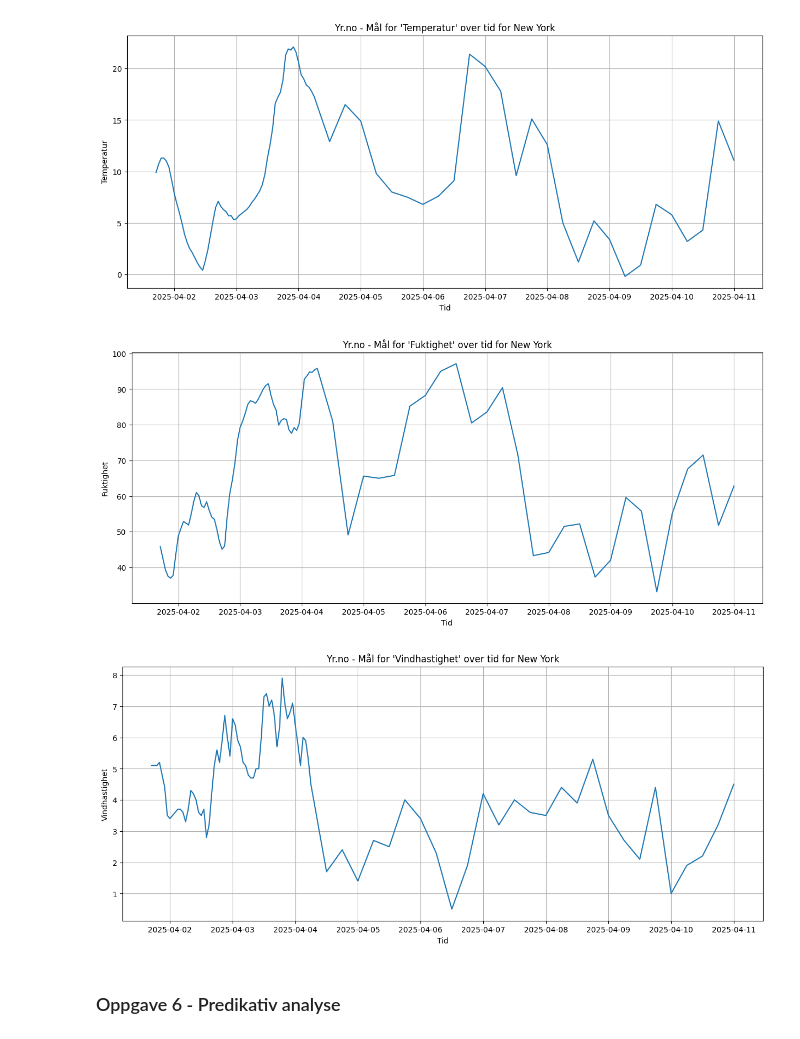
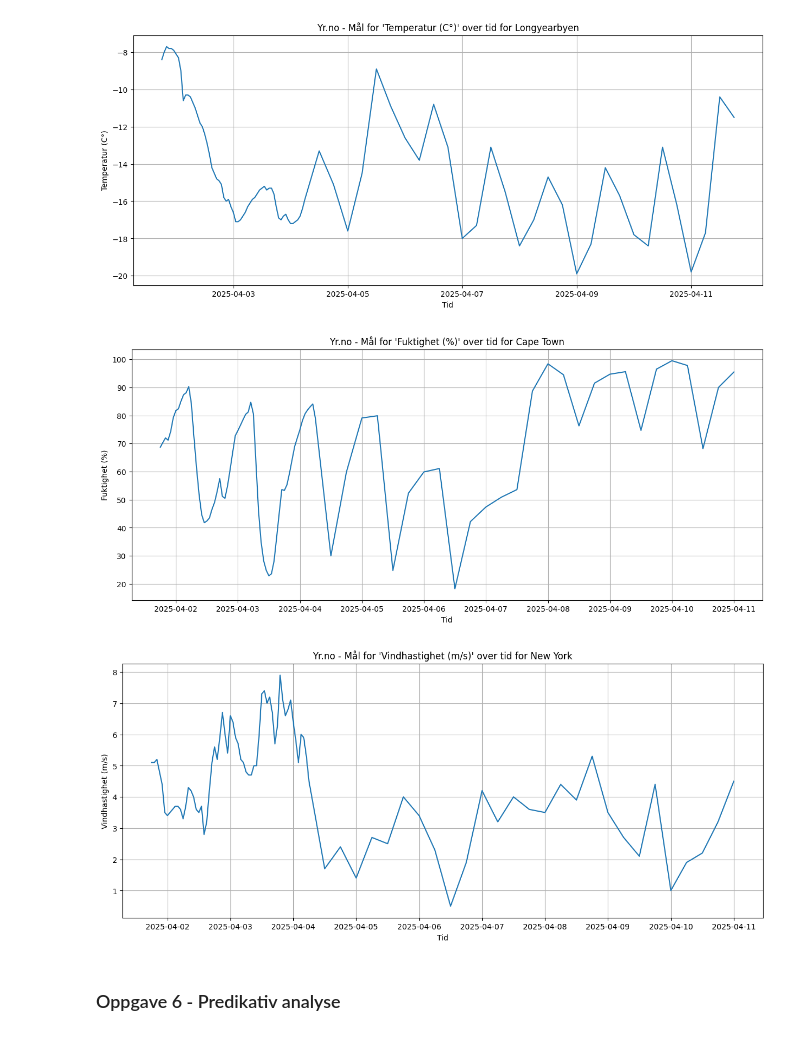
Before and after one commit to nhstorbe/Prosjekt-Anvendt-, a Jupyter notebook: src/Mappe 2/data_visualisering_fremtid.ipynb, the cells around one changed output. Saved outputs shown, nothing was run; the diff lists cells and outputs as text; code cells hidden in the pictures.

```diff
--- a/src/Mappe 2/data_visualisering_fremtid.ipynb
+++ b/src/Mappe 2/data_visualisering_fremtid.ipynb
@@ -12,12 +12,13 @@ import seaborn as sns
 from scipy.stats import norm
 # %%
 locations = {
-    "Stryn": (61.904275, 6.715641),
-    "Korgen": (66.044081, 14.082031),
+    "Stryn": (61.903901, 6.706899),
+    "Longyearbyen": (78.225920, 15.625622),
     "Paris": (48.854289, 2.342042),
     "London": (51.501814, -0.140605),
     "Cape Town": (-33.922348, 18.424031),
-    "New York": (40.710676, -74.006219)
+    "New York": (40.710676, -74.006219),
+    "Tokyo" : (35.681599, 139.767185)
 }
 
 def add_location(place, lat, lon):
@@ -61,6 +71,6 @@ Listen "value_weather_entry" er viser hvilke instnaser som er gyldige for de kom
 # %%
 #listen gir oversikt over hvilke instanser (weather_entry) som er gydlige for JSON-filen
-value_weather_entry = ["Temperatur", "Fuktighet", "Vindhastighet"]
+value_weather_entry = ["Temperatur (C°)", "Fuktighet (%)" ,"Vindhastighet (m/s)", "Nedbør (mm)"]
 # %%
 #lager Dataframes av dataen
 def get_weatherDataframe(place):
@@ -73,7 +83,9 @@ def get_weatherDataframe(place):
             "Tid": entry["time"],
             value_weather_entry[0]: entry["data"]["instant"]["details"].get("air_temperature"),
             value_weather_entry[1]: entry["data"]["instant"]["details"].get("relative_humidity"),
-            value_weather_entry[2]: entry["data"]["instant"]["details"].get("wind_speed")
+            value_weather_entry[2]: entry["data"]["instant"]["details"].get("wind_speed"),
+            value_weather_entry[3]: entry["data"]["instant"]["details"].get("precipitation_amount")
+
         }
         for entry in timeseries
     ]
@@ -171,28 +184,28 @@ Korrelasjon mellom 'Temperatur' og 'Fuktighet' er (-0.873) for Cape Town
 # %%
 def plot_weather(place, weather_entry):
     df = get_weatherDataframe(place)
 
     #sjekker om entry er en instans i filen
     if weather_entry not in df.columns:
         raise Exception("Instans(ene) finnes ikke i datasettet")
 
     #lager grafen
     plt.figure(figsize=(15, 6))
     sns.lineplot(data=df, x="Tid", y=weather_entry)
     plt.xlabel("Tid")
     plt.ylabel(weather_entry)
     plt.title(f"Yr.no - Mål for '{weather_entry}' over tid for {place}")
-    plt.grid(True)
+    plt.grid()
     plt.show()
 
 
-plot_weather("New York", value_weather_entry[0])
-plot_weather("New York", value_weather_entry[1])
+plot_weather("Longyearbyen", value_weather_entry[0])
+plot_weather("Cape Town", value_weather_entry[1])
 plot_weather("New York", value_weather_entry[2])
 # %% [output]
-[figure, old version]
+[figure, new version]
-[figure, old version]
+[figure, new version]
-[figure, old version]
+[figure, new version]
 # %%
 #mangler 5.4
 # %% [markdown]
```
Also changed, not shown: parts of 7 cells of this notebook.
